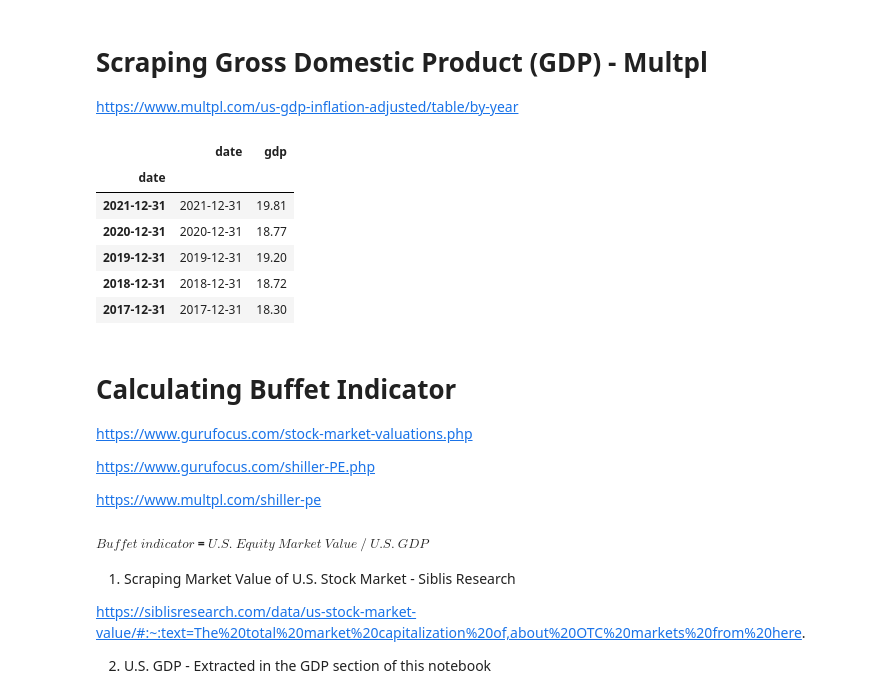
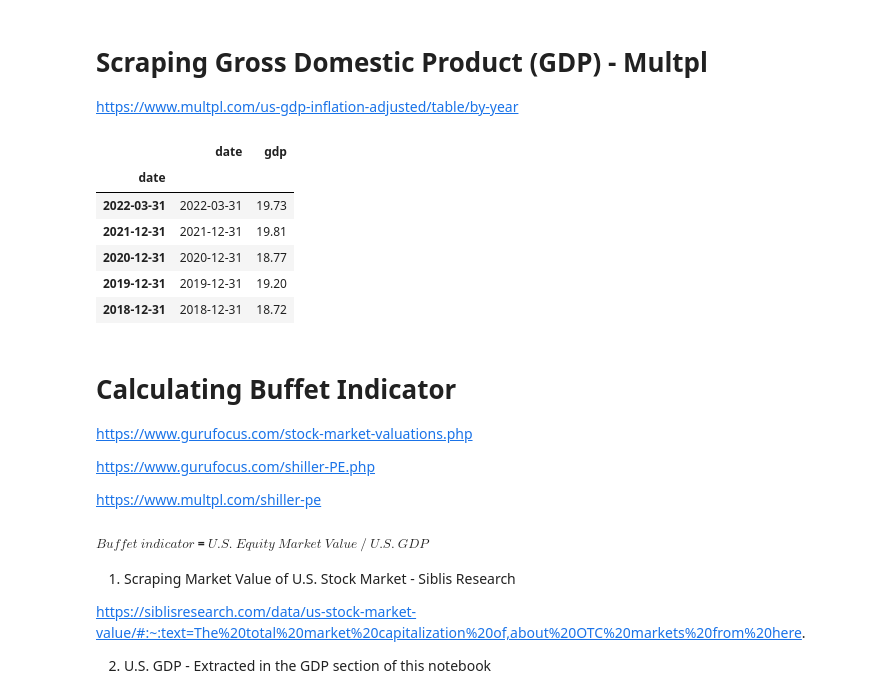
Before and after one commit to saychelsea11/Finance_And_Covid_Tracking_Dashboard, a Jupyter notebook: Finance_tracking.ipynb, the cells around one changed output. Drawn from its saved outputs; the diff is of its cells as text; code cells hidden in the pictures.

```diff
--- a/Finance_tracking.ipynb
+++ b/Finance_tracking.ipynb
@@ -325,41 +169,20 @@ df_inflation.head()
 # %% [markdown]
 # Scraping Gross Domestic Product (GDP) - Multpl
 https://www.multpl.com/us-gdp-inflation-adjusted/table/by-year
-# %%
-req = requests.get('https://www.multpl.com/us-gdp-inflation-adjusted/table/by-year')
-bs = BeautifulSoup(req.content,'lxml')
-search = bs.find_all('td')
-
-dates = []
-gdp = []
-
-count = 0
-
-for i in search:
-  count = count + 1
-  if count == 1:
-    dates.append(i.text)
-  if count == 2:
-    gdp.append(i.text)
-    count = 0
-
-df_gdp = pd.DataFrame()
-df_gdp['date'] = dates
-df_gdp['date'] = df_gdp['date'].apply(pd.to_datetime)
-df_gdp['gdp'] = gdp
-df_gdp['gdp'] = df_gdp['gdp'].str.strip()
-df_gdp['gdp'] = df_gdp['gdp'].str.extract('(\d+\D\d+)')
-df_gdp['gdp'] = df_gdp['gdp'].apply(float)
-df_gdp.index = df_gdp['date']
-df_gdp.head()
-# %% [output]
-|  | date | gdp |
-| date |  |  |
-| 2021-12-31 | 2021-12-31 | 19.81 |
-| 2020-12-31 | 2020-12-31 | 18.77 |
-| 2019-12-31 | 2019-12-31 | 19.20 |
-| 2018-12-31 | 2018-12-31 | 18.72 |
-| 2017-12-31 | 2017-12-31 | 18.30 |
+# %%
+#Calling function to extract GDP data
+url = 'https://www.multpl.com/us-gdp-inflation-adjusted/table/by-year'
+df_gdp = hp.extract_gdp(url)
+
+df_gdp.head()
+# %% [output]
+|  | date | gdp |
+| date |  |  |
+| 2022-03-31 | 2022-03-31 | 19.73 |
+| 2021-12-31 | 2021-12-31 | 19.81 |
+| 2020-12-31 | 2020-12-31 | 18.77 |
+| 2019-12-31 | 2019-12-31 | 19.20 |
+| 2018-12-31 | 2018-12-31 | 18.72 |
 # %% [markdown]
 # Calculating Buffet Indicator
 
```
Also changed, not shown: parts of 19 cells of this notebook, 1 other file.
